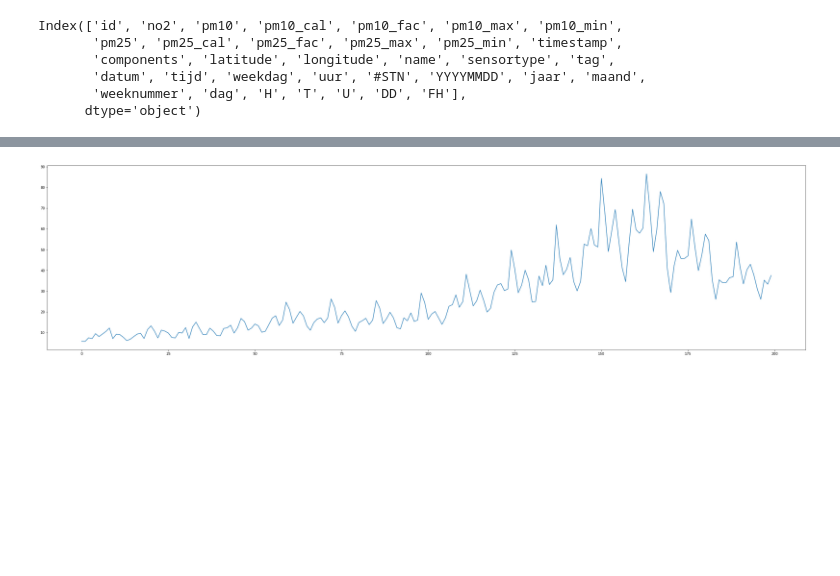
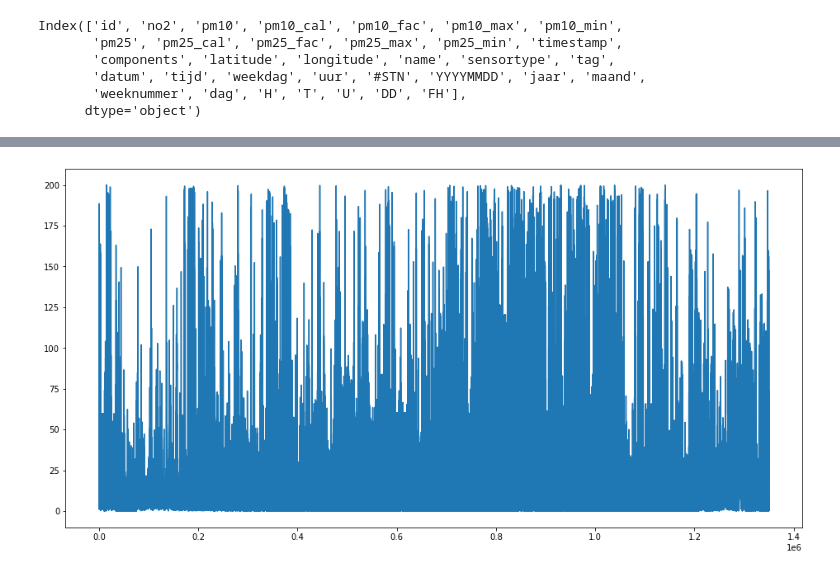
Before and after one commit to AGLamb/Thesis-Code, a Jupyter notebook: EDA.ipynb, the cells around one changed output, grey strips where cells are left out. Cells and saved outputs as stored; diff of their text form; code cells hidden in the pictures; blank space fills up the shorter version.

```diff
--- a/EDA.ipynb
+++ b/EDA.ipynb
@@ -129,6 +83,8 @@ array = Beverwijk["pm25"].to_numpy()
-# %%
-plt.figure(figsize=(40, 10))
-plt.plot(array[12800:13000])
-plt.show()
-# %% [output]
-[figure, removed]
+# %%
+data = data[data.pm25 < 200]
+# %%
+plt.figure(figsize=(16, 8))
+plt.plot(data["pm25"])
+plt.show()
+# %% [output]
+[figure, added]
```
Also changed, not shown: parts of 18 cells of this notebook.
